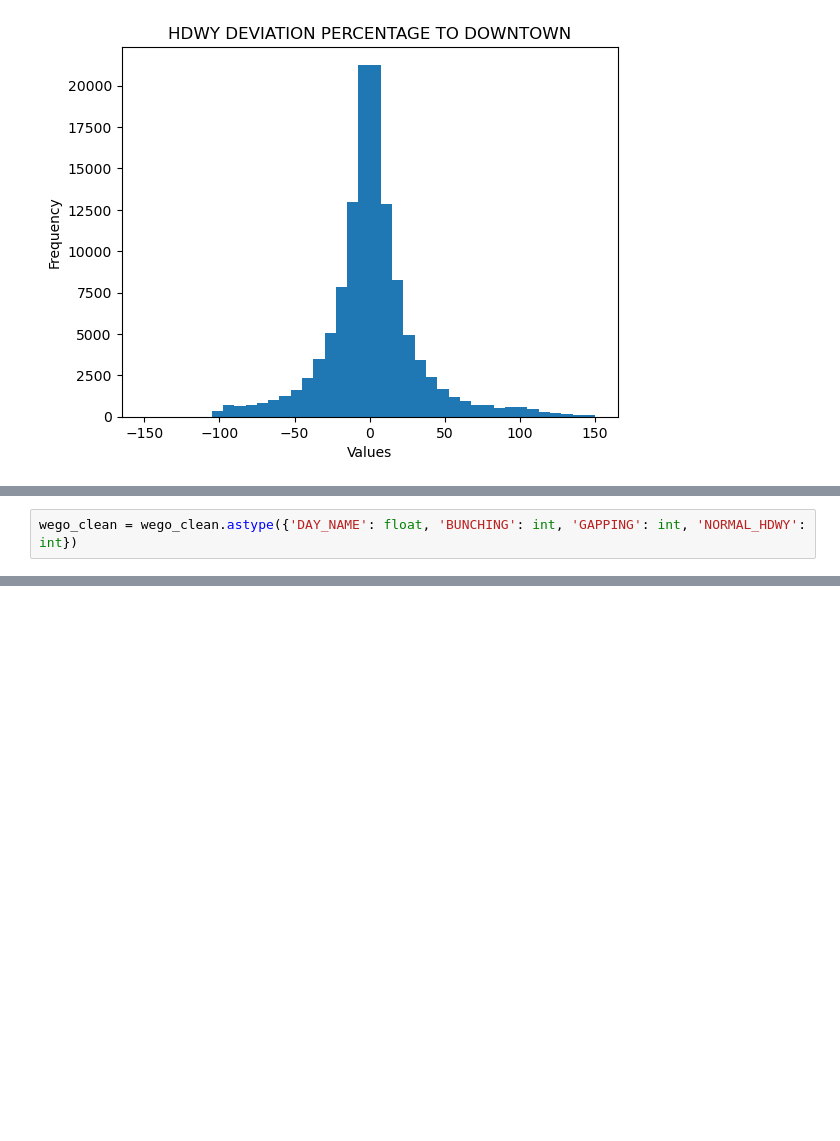
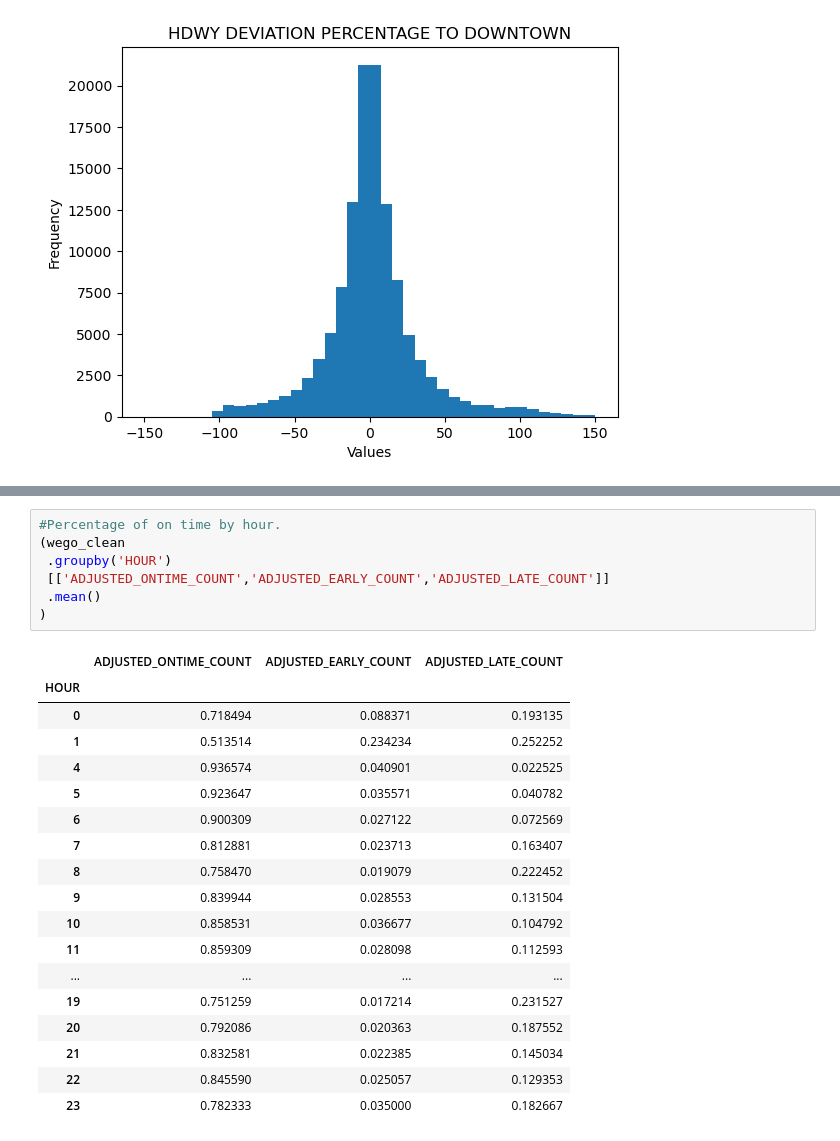
Before and after one commit to NSS-Data-Analytics-Cohort-11/wego-boomers, a Jupyter notebook: notebooks/WeGo_data.ipynb, the cells around one changed output, grey strips where cells are left out. Drawn from its saved outputs; the diff is of its cells as text; blank space fills up the shorter version.

```diff
--- a/notebooks/WeGo_data.ipynb
+++ b/notebooks/WeGo_data.ipynb
@@ -981,2 +507,0 @@ memory usage: 98.1+ MB
-# %%
-wego_clean = wego_clean.astype({'DAY_NAME': float, 'BUNCHING': int, 'GAPPING': int, 'NORMAL_HDWY': int})
@@ -988,0 +629,26 @@ TypeError: agg function failed [how->mean,dtype->object]
+# %%
+#Percentage of on time by hour.
+(wego_clean
+ .groupby('HOUR')
+ [['ADJUSTED_ONTIME_COUNT','ADJUSTED_EARLY_COUNT','ADJUSTED_LATE_COUNT']]
+ .mean()
+)
+# %% [output]
+|  | ADJUSTED_ONTIME_COUNT | ADJUSTED_EARLY_COUNT | ADJUSTED_LATE_COUNT |
+| HOUR |  |  |  |
+| 0 | 0.718494 | 0.088371 | 0.193135 |
+| 1 | 0.513514 | 0.234234 | 0.252252 |
+| 4 | 0.936574 | 0.040901 | 0.022525 |
+| 5 | 0.923647 | 0.035571 | 0.040782 |
+| 6 | 0.900309 | 0.027122 | 0.072569 |
+| 7 | 0.812881 | 0.023713 | 0.163407 |
+| 8 | 0.758470 | 0.019079 | 0.222452 |
+| 9 | 0.839944 | 0.028553 | 0.131504 |
+| 10 | 0.858531 | 0.036677 | 0.104792 |
+| 11 | 0.859309 | 0.028098 | 0.112593 |
+| ... | ... | ... | ... |
+| 19 | 0.751259 | 0.017214 | 0.231527 |
+| 20 | 0.792086 | 0.020363 | 0.187552 |
+| 21 | 0.832581 | 0.022385 | 0.145034 |
+| 22 | 0.845590 | 0.025057 | 0.129353 |
+| 23 | 0.782333 | 0.035000 | 0.182667 |
```
Also changed, not shown: parts of 79 cells of this notebook.
